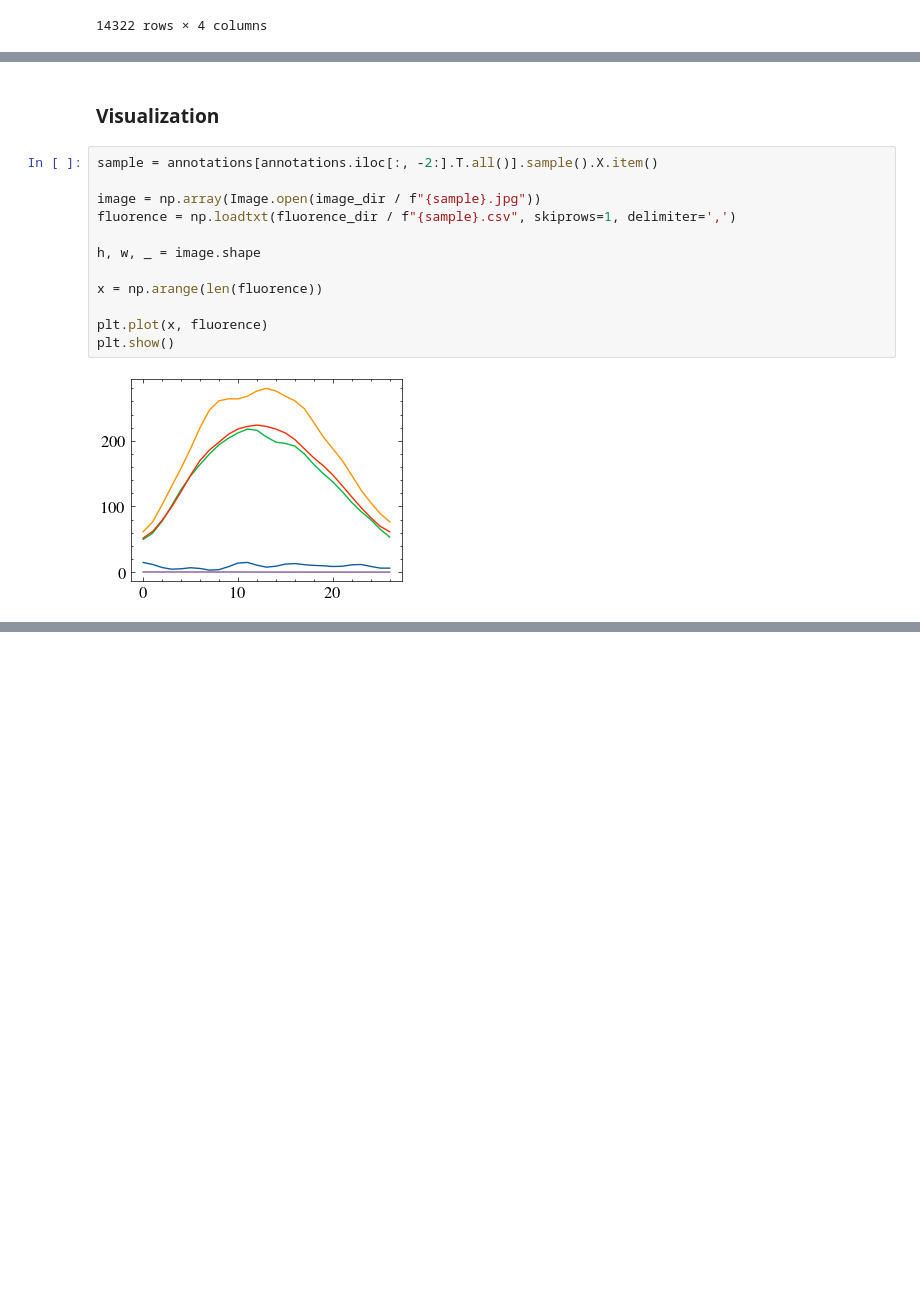
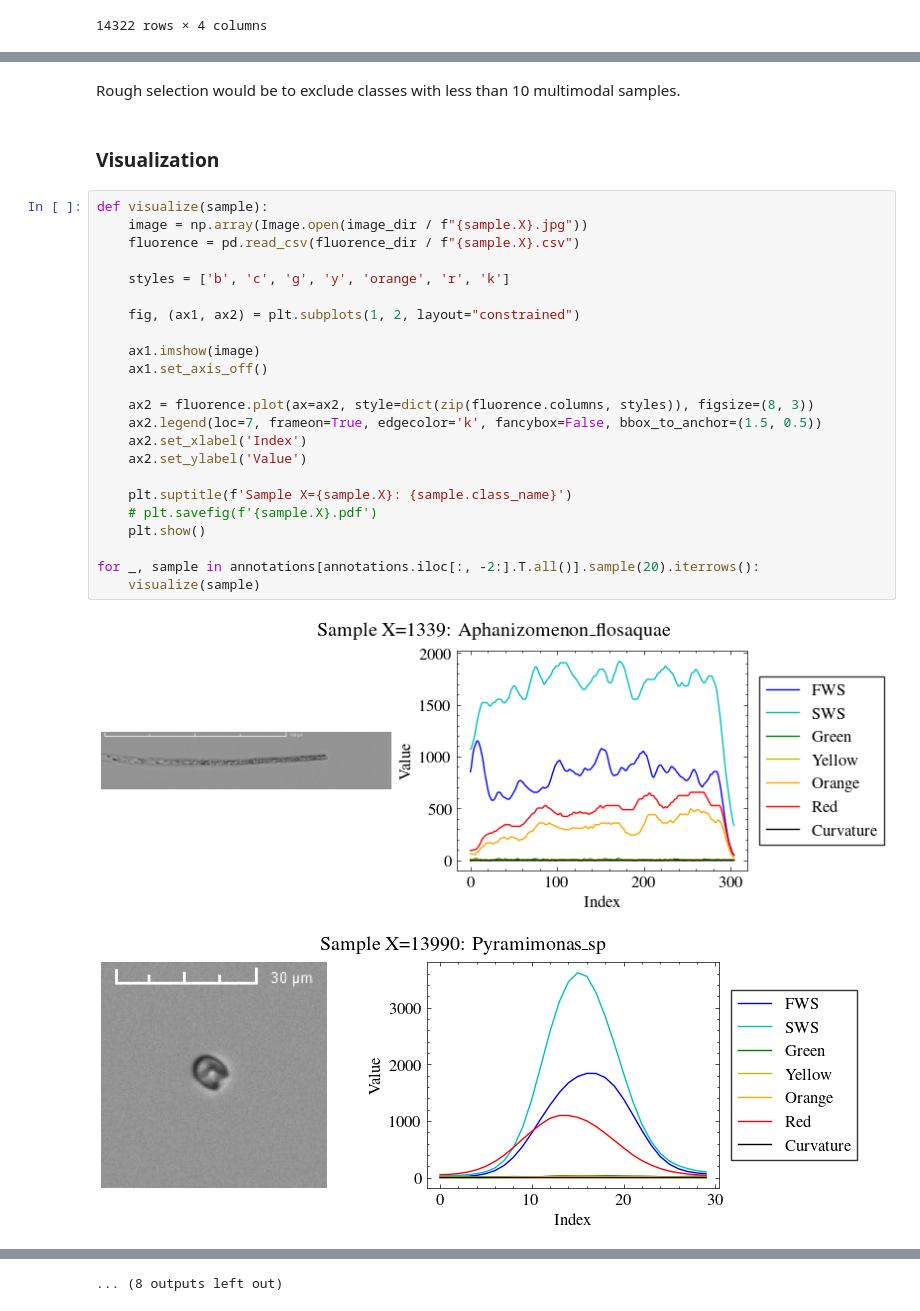
Before and after one commit to imveikka/multimodal_plankton_recognition, a Jupyter notebook: data_analysis.ipynb, the cells around one changed output, grey strips where cells are left out. Cells and saved outputs as stored; diff of their text form; blank space fills up the shorter version.

Commit message:
better visualizations

```diff
--- a/data_analysis.ipynb
+++ b/data_analysis.ipynb
@@ -72,19 +74,33 @@ plt.xscale('log')
 plt.show()
 # %% [output]
 [figure]
+# %% [markdown]
+Rough selection would be to exclude classes with less than 10 multimodal samples.
 # %% [markdown]
 ### Visualization
-# %%
-sample = annotations[annotations.iloc[:, -2:].T.all()].sample().X.item()
-
-image = np.array(Image.open(image_dir / f"{sample}.jpg"))
-fluorence = np.loadtxt(fluorence_dir / f"{sample}.csv", skiprows=1, delimiter=',')
-
-h, w, _ = image.shape
-
-x = np.arange(len(fluorence))
-
-plt.plot(x, fluorence)
-plt.show()
-# %% [output]
-[figure, removed]
+# %%
+def visualize(sample):
+    image = np.array(Image.open(image_dir / f"{sample.X}.jpg"))
+    fluorence = pd.read_csv(fluorence_dir / f"{sample.X}.csv")
+
+    styles = ['b', 'c', 'g', 'y', 'orange', 'r', 'k']
+
+    fig, (ax1, ax2) = plt.subplots(1, 2, layout="constrained")
+
+    ax1.imshow(image)
+    ax1.set_axis_off()
+
+    ax2 = fluorence.plot(ax=ax2, style=dict(zip(fluorence.columns, styles)), figsize=(8, 3))
+    ax2.legend(loc=7, frameon=True, edgecolor='k', fancybox=False, bbox_to_anchor=(1.5, 0.5))
+    ax2.set_xlabel('Index')
+    ax2.set_ylabel('Value')
+
+    plt.suptitle(f'Sample X={sample.X}: {sample.class_name}')
+    # plt.savefig(f'{sample.X}.pdf')
+    plt.show()
+
+for _, sample in annotations[annotations.iloc[:, -2:].T.all()].sample(20).iterrows():
+    visualize(sample)
+# %% [output]
+[figure, added]
+[figure, added]
@@ -90,0 +117 @@ plt.show()
+... (8 outputs left out)
```
Also changed, not shown: parts of 3 cells of this notebook, 1 other file.
